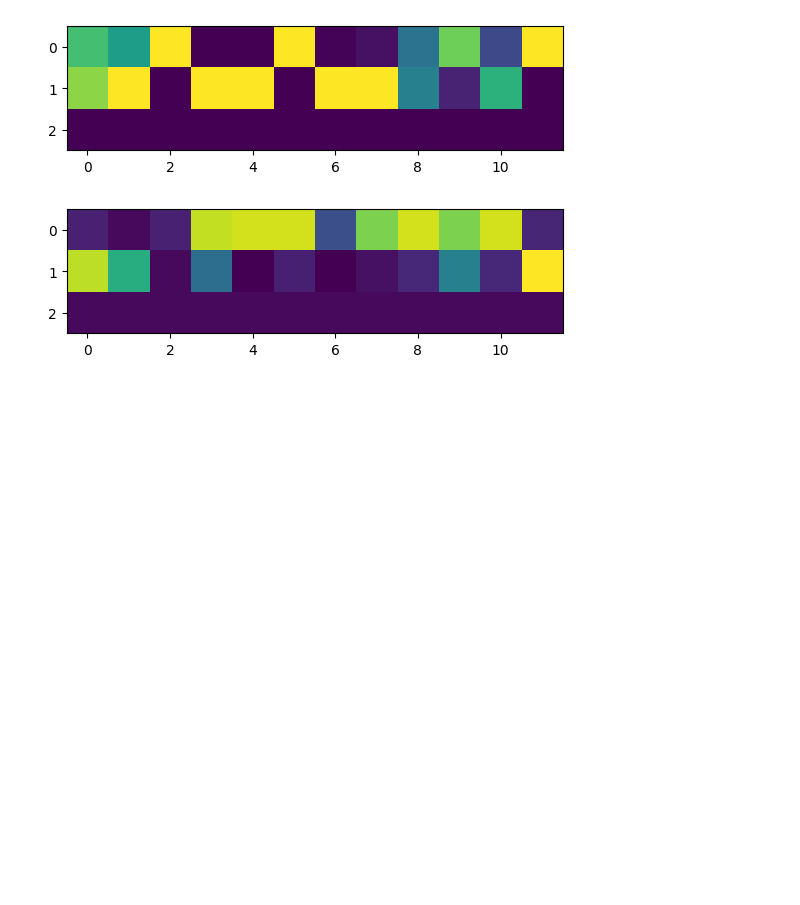
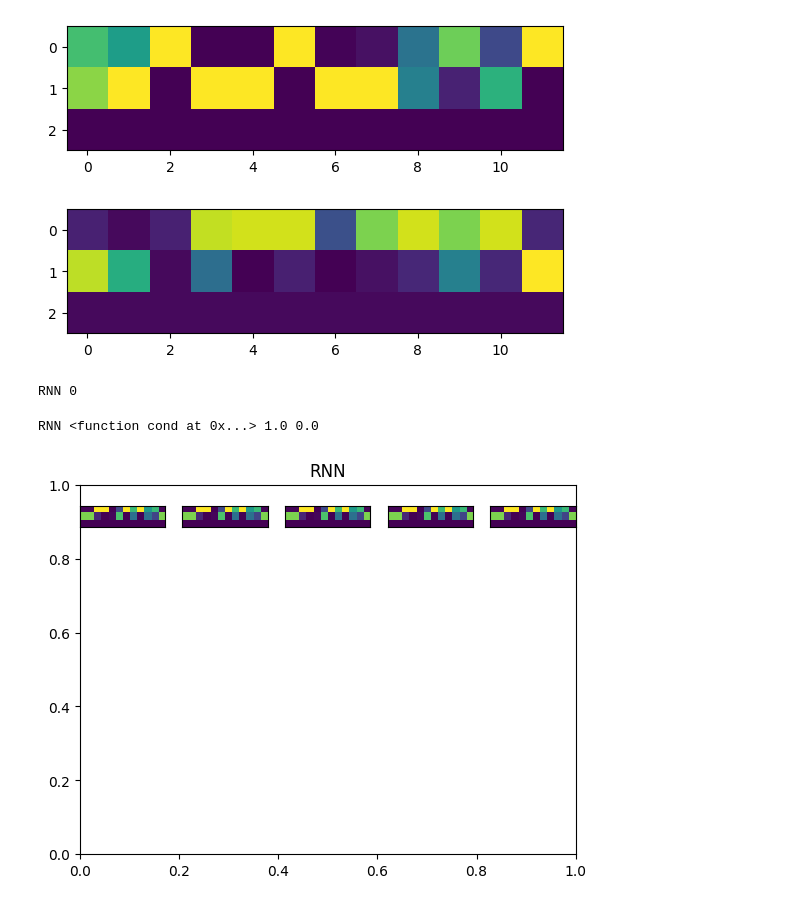
Before and after one commit to Ahmadar91/Master-sThesis, a Jupyter notebook: Attention.ipynb, the cells around one changed output. Drawn from its saved outputs; the diff is of its cells as text; code cells hidden in the pictures; blank space fills up the shorter version.

```diff
--- a/Attention.ipynb
+++ b/Attention.ipynb
@@ -1254,3 +1276,51 @@ imshow(removalIntoMatrix(S,12,H))
 [figure]
 [figure]
 [figure]
+# %%
+# min_lengths = [5, 10, 10, 20, 20, 40, 40, 70,100]
+# max_lengths = [5, 10, 15, 20, 25, 40, 45,75,140]
+min_lengths = [5]
+max_lengths = [5]
+# %%
+for k,kind in enumerate(["RNN"]):
+    for min_len, max_len in zip(min_lengths, max_lengths):
+        for rep in range(1):
+            model=torch.load(f'./Models/model_{kind}_min_{min_len}_max_{max_len}.model')
+            for i in range(5):
+                s,t=generateTrainData(100,[min_len,max_len])
+                S,H=shrinkingDecompositionInformation(model,12,s,t.transpose(),numbers=[0,1,2],whichTS=i,dsLength=5)
+                M=removalIntoMatrix(S,12,H)
+                pickle.dump([S,H,M],open(f'./Models/SHM_{kind}_min_{min_len}_max_{max_len}.p',"wb"))
+            print(kind,rep)
+# %% [output]
+RNN 0
+# %%
+collectorSHM=dict()
+for k,kind in enumerate(["RNN"]):
+    for min_len, max_len in zip(min_lengths, max_lengths):
+        C=[]
+        figure()
+        title(kind)
+        where=1
+        for rep in range(1):
+            Ms=[]
+            for i in range(5):#[6,7,8,9,10]:
+                S,H,M=pickle.load(open(f'./Models/SHM_{kind}_min_{min_len}_max_{max_len}.p',"rb"))
+                collectorSHM[f'{k}_min_{min_len}_max_{max_len}_{rep}_{i}']=M
+                Ms.append(M.flatten())
+                if rep==0:
+                    subplot(5,5,where)
+                    where+=1
+                    imshow(M)
+                    xticks([])
+                    yticks([])
+            for i in range(5):
+                for j in range(5):
+                    if i>j:
+                        cc=corrcoef(Ms[i],Ms[j])[0][1]
+                        C.append(cc)
+        print(kind,cond,mean(C),var(C))
+pickle.dump(collectorSHM,open("collectorSHMlong.p","wb"))
+# %% [output]
+RNN <function cond at 0x...> 1.0 0.0
+[figure, added]
```
Also changed, not shown: parts of 16 cells of this notebook, 11 other files.
